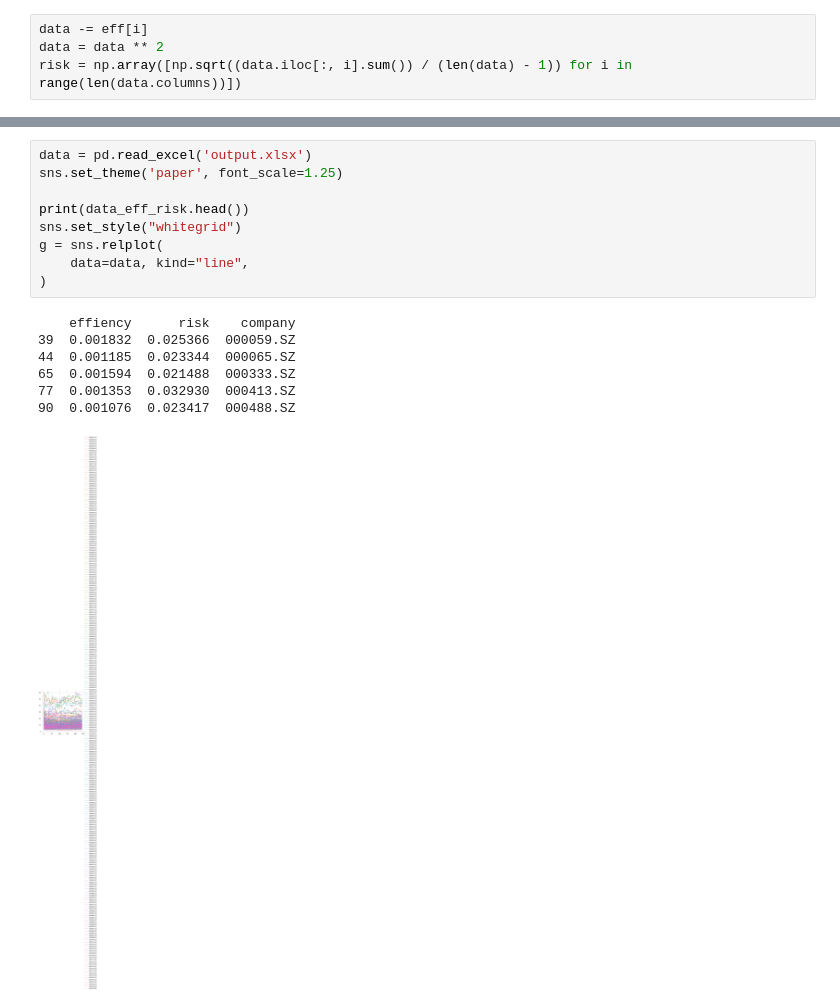
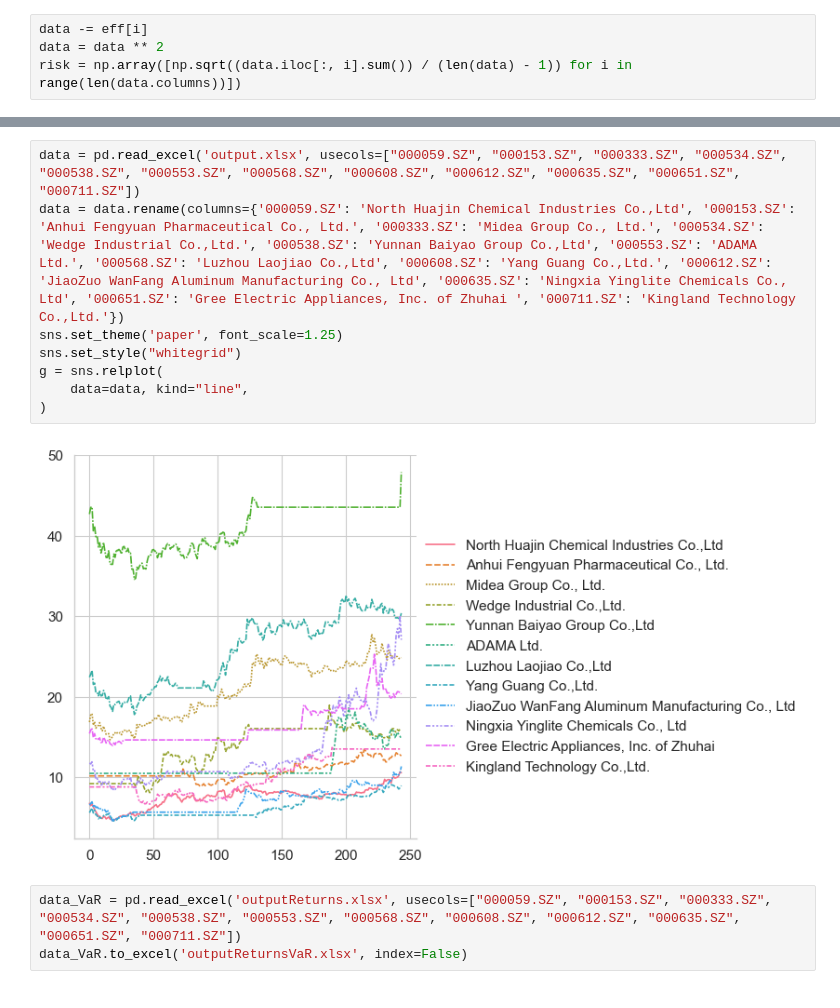
Before and after one commit to X-D-R/ChinaStockMarket, a Jupyter notebook: GetInfo.ipynb, the cells around one changed output, grey strips where cells are left out. Saved outputs shown, nothing was run; the diff lists cells and outputs as text.

```diff
--- a/GetInfo.ipynb
+++ b/GetInfo.ipynb
@@ -71,17 +63,13 @@ g = sns.relplot(
 # %%
-data = pd.read_excel('output.xlsx')
+data = pd.read_excel('output.xlsx', usecols=["000059.SZ", "000153.SZ", "000333.SZ", "000534.SZ", "000538.SZ", "000553.SZ", "000568.SZ", "000608.SZ", "000612.SZ", "000635.SZ", "000651.SZ", "000711.SZ"])
+data = data.rename(columns={'000059.SZ': 'North Huajin Chemical Industries Co.,Ltd', '000153.SZ': 'Anhui Fengyuan Pharmaceutical Co., Ltd.', '000333.SZ': 'Midea Group Co., Ltd.', '000534.SZ': 'Wedge Industrial Co.,Ltd.', '000538.SZ': 'Yunnan Baiyao Group Co.,Ltd', '000553.SZ': 'ADAMA Ltd.', '000568.SZ': 'Luzhou Laojiao Co.,Ltd', '000608.SZ': 'Yang Guang Co.,Ltd.', '000612.SZ': 'JiaoZuo WanFang Aluminum Manufacturing Co., Ltd', '000635.SZ': 'Ningxia Yinglite Chemicals Co., Ltd', '000651.SZ': 'Gree Electric Appliances, Inc. of Zhuhai ', '000711.SZ': 'Kingland Technology Co.,Ltd.'})
 sns.set_theme('paper', font_scale=1.25)
-
-print(data_eff_risk.head())
 sns.set_style("whitegrid")
 g = sns.relplot(
     data=data, kind="line",
 )
 # %% [output]
-    effiency      risk    company
-39  0.001832  0.025366  000059.SZ
-44  0.001185  0.023344  000065.SZ
-65  0.001594  0.021488  000333.SZ
-77  0.001353  0.032930  000413.SZ
-90  0.001076  0.023417  000488.SZ
-[figure, old version]
+[figure, new version]
+# %%
+data_VaR = pd.read_excel('outputReturns.xlsx', usecols=["000059.SZ", "000153.SZ", "000333.SZ", "000534.SZ", "000538.SZ", "000553.SZ", "000568.SZ", "000608.SZ", "000612.SZ", "000635.SZ", "000651.SZ", "000711.SZ"])
+data_VaR.to_excel('outputReturnsVaR.xlsx', index=False)
```
Also changed, not shown: parts of 7 cells of this notebook, 3 other files.
